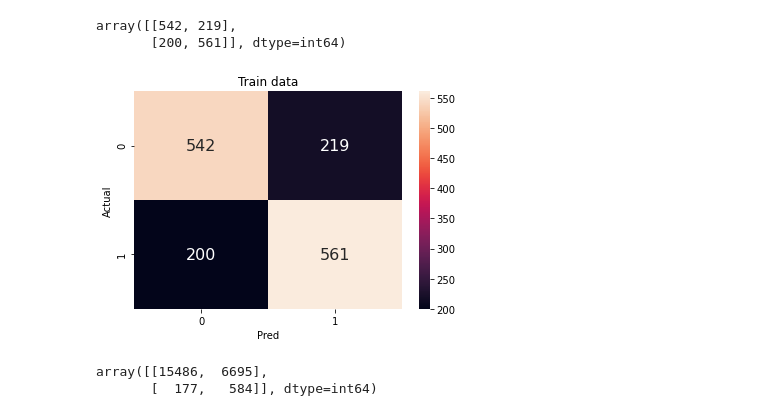
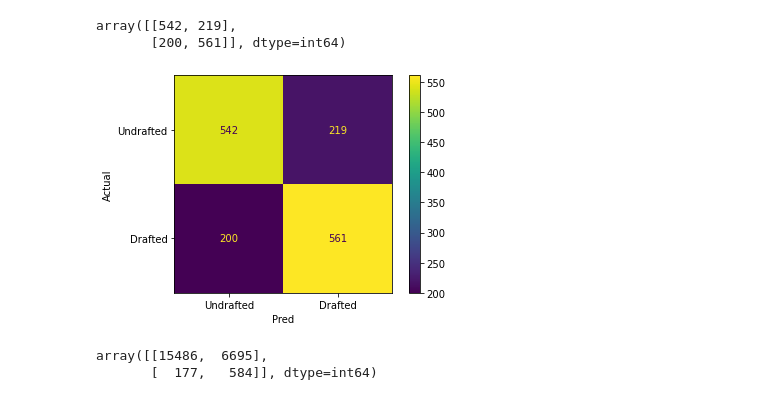
Before and after one commit to sik-flow/NCAA-draft-classification, a Jupyter notebook: III. Modeling.ipynb, the cells around one changed output. Drawn from its saved outputs; the diff is of its cells as text; code cells hidden in the pictures.

Commit message:
update modeling

```diff
--- a/III. Modeling.ipynb
+++ b/III. Modeling.ipynb
@@ -105,14 +105,15 @@ cf
 # %% [output]
 array([[542, 219],
        [200, 561]], dtype=int64)
-# %%
-# heat meat for vis
-plt.title('Train data')
-sns.heatmap(cf,annot=True,annot_kws={'size':16},fmt='g')
-plt.xlabel('Pred')
-plt.ylabel('Actual');
-# %% [output]
-[figure, removed]
+# %%
+plot_confusion_matrix(model_log,X_train,y_train,display_labels=['Undrafted','Drafted'])
+plt.xlabel('Pred')
+plt.ylabel('Actual')
+
+#save png
+plt.savefig('Images/LogisticRegression_cf_train');
+# %% [output]
+[figure, added]
 # %%
 # cf on test data
 
```
Also changed, not shown: parts of 2 cells of this notebook, 3 other files.
